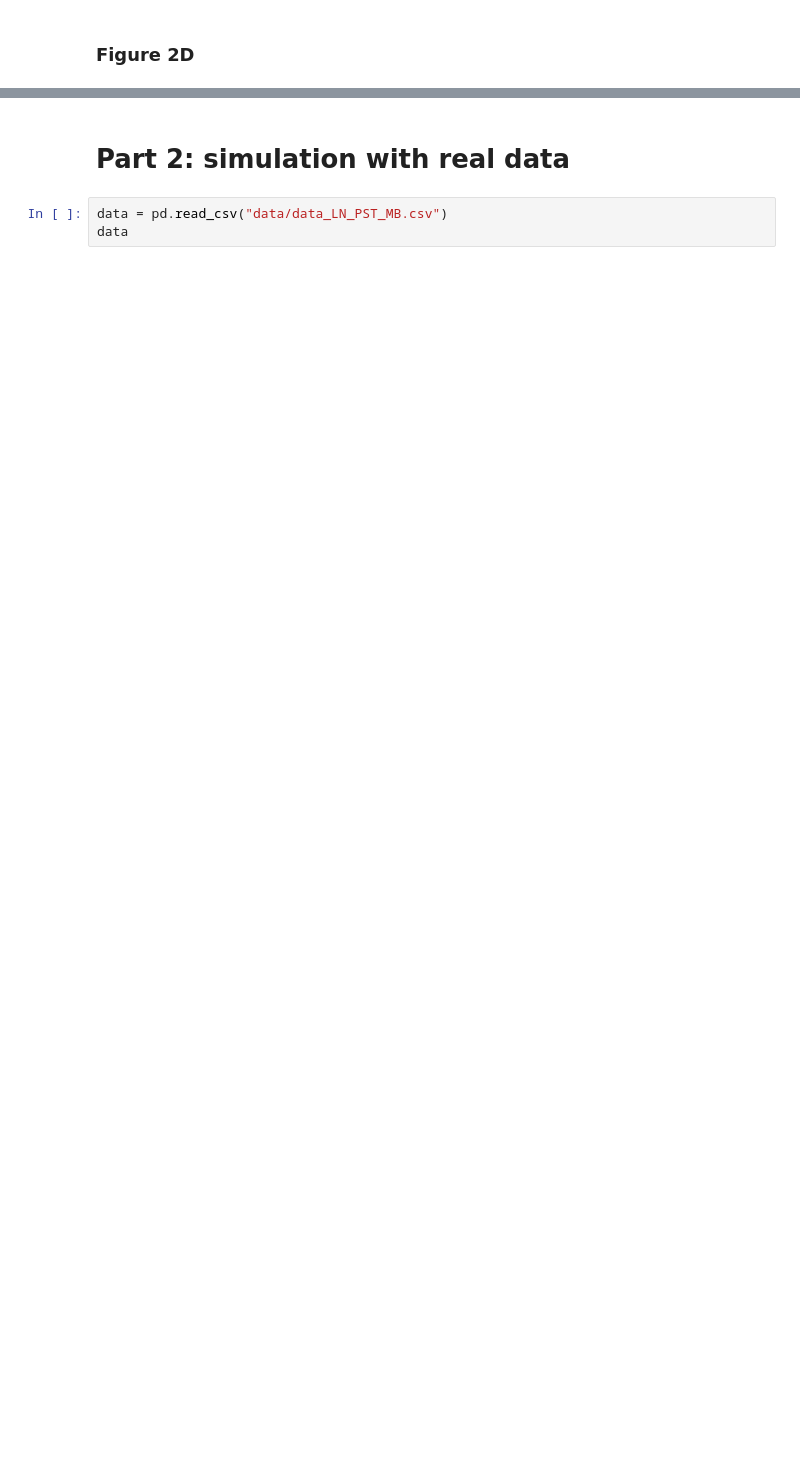
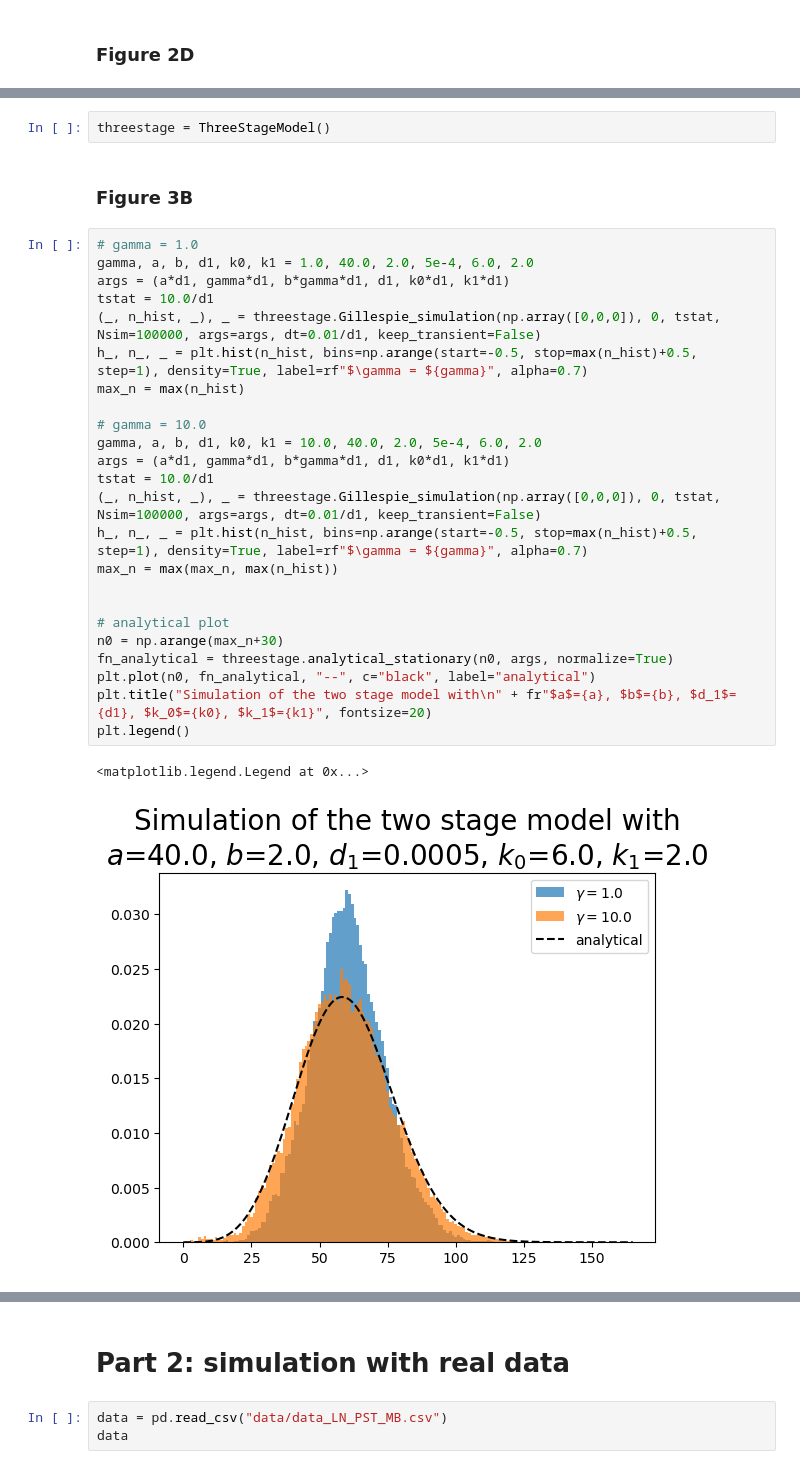
Before and after one commit to PaoloZinesi/PhysModelsLivingSystems, a Jupyter notebook: Project/project.ipynb, the cells around one changed output, grey strips where cells are left out. Saved outputs shown, nothing was run; the diff lists cells and outputs as text; blank space fills up the shorter version.

```diff
--- a/Project/project.ipynb
+++ b/Project/project.ipynb
@@ -247,0 +280,31 @@ plt.legend()
+# %%
+threestage = ThreeStageModel()
+# %% [markdown]
+### Figure 3B
+# %%
+# gamma = 1.0
+gamma, a, b, d1, k0, k1 = 1.0, 40.0, 2.0, 5e-4, 6.0, 2.0
+args = (a*d1, gamma*d1, b*gamma*d1, d1, k0*d1, k1*d1)
+tstat = 10.0/d1
+(_, n_hist, _), _ = threestage.Gillespie_simulation(np.array([0,0,0]), 0, tstat, Nsim=100000, args=args, dt=0.01/d1, keep_transient=False)
+h_, n_, _ = plt.hist(n_hist, bins=np.arange(start=-0.5, stop=max(n_hist)+0.5, step=1), density=True, label=rf"$\gamma = ${gamma}", alpha=0.7)
+max_n = max(n_hist)
+
+# gamma = 10.0
+gamma, a, b, d1, k0, k1 = 10.0, 40.0, 2.0, 5e-4, 6.0, 2.0
+args = (a*d1, gamma*d1, b*gamma*d1, d1, k0*d1, k1*d1)
+tstat = 10.0/d1
+(_, n_hist, _), _ = threestage.Gillespie_simulation(np.array([0,0,0]), 0, tstat, Nsim=100000, args=args, dt=0.01/d1, keep_transient=False)
+h_, n_, _ = plt.hist(n_hist, bins=np.arange(start=-0.5, stop=max(n_hist)+0.5, step=1), density=True, label=rf"$\gamma = ${gamma}", alpha=0.7)
+max_n = max(max_n, max(n_hist))
+
+
+# analytical plot
+n0 = np.arange(max_n+30)
+fn_analytical = threestage.analytical_stationary(n0, args, normalize=True)
+plt.plot(n0, fn_analytical, "--", c="black", label="analytical")
+plt.title("Simulation of the two stage model with\n" + fr"$a$={a}, $b$={b}, $d_1$={d1}, $k_0$={k0}, $k_1$={k1}", fontsize=20)
+plt.legend()
+# %% [output]
+<matplotlib.legend.Legend at 0x...>
+[figure, added]
```
Also changed, not shown: parts of 22 cells of this notebook, 2 other files.
